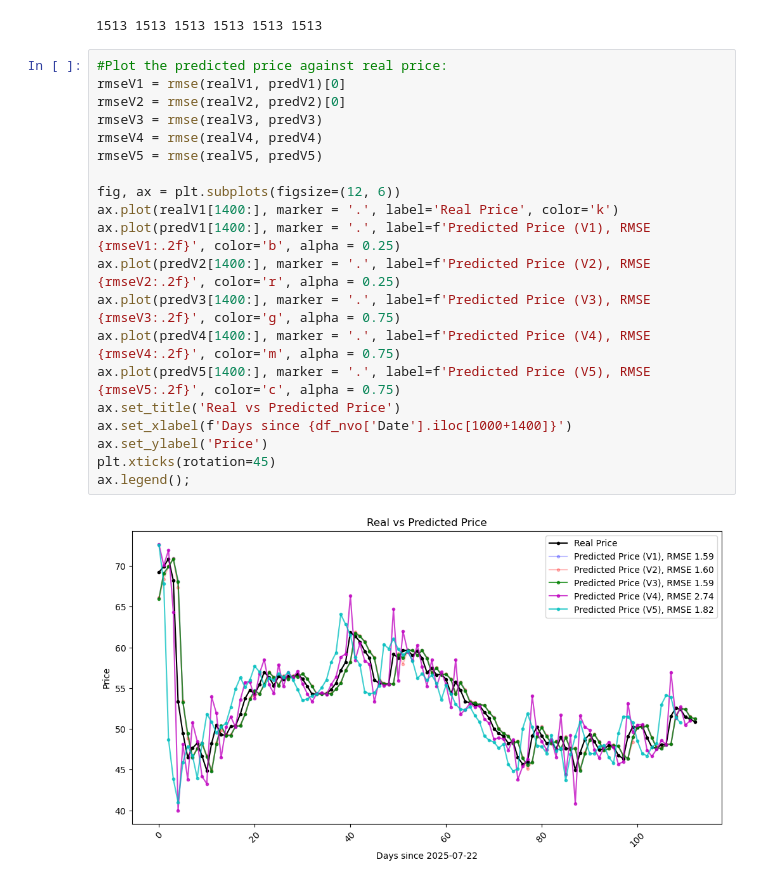
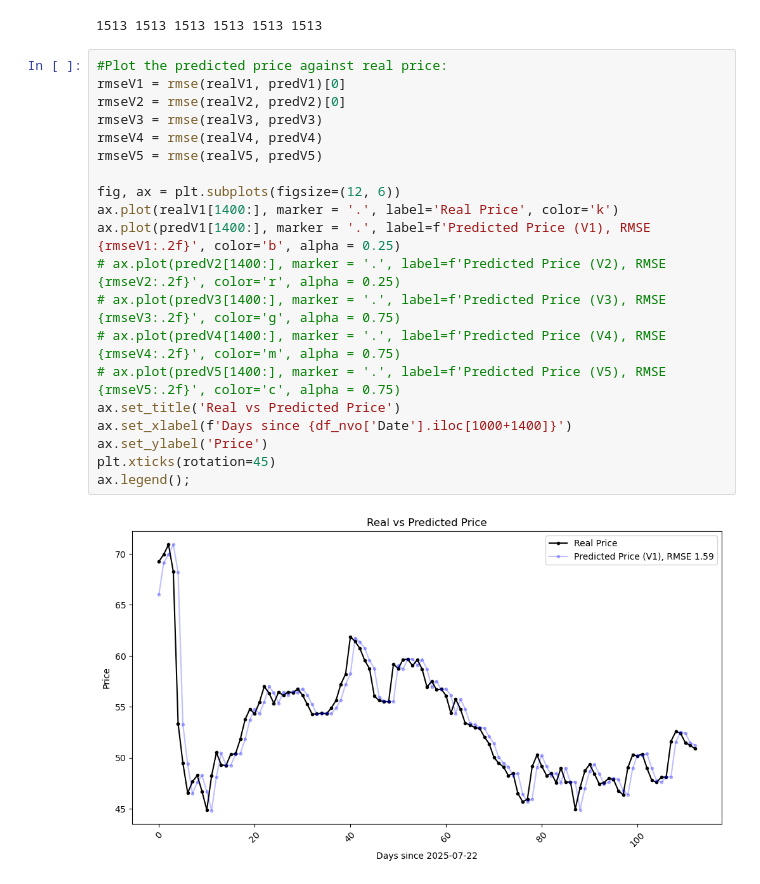
Before and after one commit to anderswol/AppStat2, a Jupyter notebook: Aske/various_pp_methods.ipynb, the cells around one changed output. Cells and saved outputs as stored; diff of their text form.

```diff
--- a/Aske/various_pp_methods.ipynb
+++ b/Aske/various_pp_methods.ipynb
@@ -287,22 +287,22 @@ print(len(predV1), len(realV1), len(predV2), len(realV2), len(predV3), len(realV
 # %%
 #Plot the predicted price against real price:
 rmseV1 = rmse(realV1, predV1)[0]
 rmseV2 = rmse(realV2, predV2)[0]
 rmseV3 = rmse(realV3, predV3)
 rmseV4 = rmse(realV4, predV4)
 rmseV5 = rmse(realV5, predV5)
 
 fig, ax = plt.subplots(figsize=(12, 6))
 ax.plot(realV1[1400:], marker = '.', label='Real Price', color='k')
 ax.plot(predV1[1400:], marker = '.', label=f'Predicted Price (V1), RMSE {rmseV1:.2f}', color='b', alpha = 0.25)
-ax.plot(predV2[1400:], marker = '.', label=f'Predicted Price (V2), RMSE {rmseV2:.2f}', color='r', alpha = 0.25)
-ax.plot(predV3[1400:], marker = '.', label=f'Predicted Price (V3), RMSE {rmseV3:.2f}', color='g', alpha = 0.75)
-ax.plot(predV4[1400:], marker = '.', label=f'Predicted Price (V4), RMSE {rmseV4:.2f}', color='m', alpha = 0.75)
-ax.plot(predV5[1400:], marker = '.', label=f'Predicted Price (V5), RMSE {rmseV5:.2f}', color='c', alpha = 0.75)
+# ax.plot(predV2[1400:], marker = '.', label=f'Predicted Price (V2), RMSE {rmseV2:.2f}', color='r', alpha = 0.25)
+# ax.plot(predV3[1400:], marker = '.', label=f'Predicted Price (V3), RMSE {rmseV3:.2f}', color='g', alpha = 0.75)
+# ax.plot(predV4[1400:], marker = '.', label=f'Predicted Price (V4), RMSE {rmseV4:.2f}', color='m', alpha = 0.75)
+# ax.plot(predV5[1400:], marker = '.', label=f'Predicted Price (V5), RMSE {rmseV5:.2f}', color='c', alpha = 0.75)
 ax.set_title('Real vs Predicted Price')
 ax.set_xlabel(f'Days since {df_nvo['Date'].iloc[1000+1400]}')
 ax.set_ylabel('Price')
 plt.xticks(rotation=45)
 ax.legend();
 # %% [output]
-[figure, old version]
+[figure, new version]
```
Also changed, not shown: parts of 4 cells of this notebook, 2 other files.
